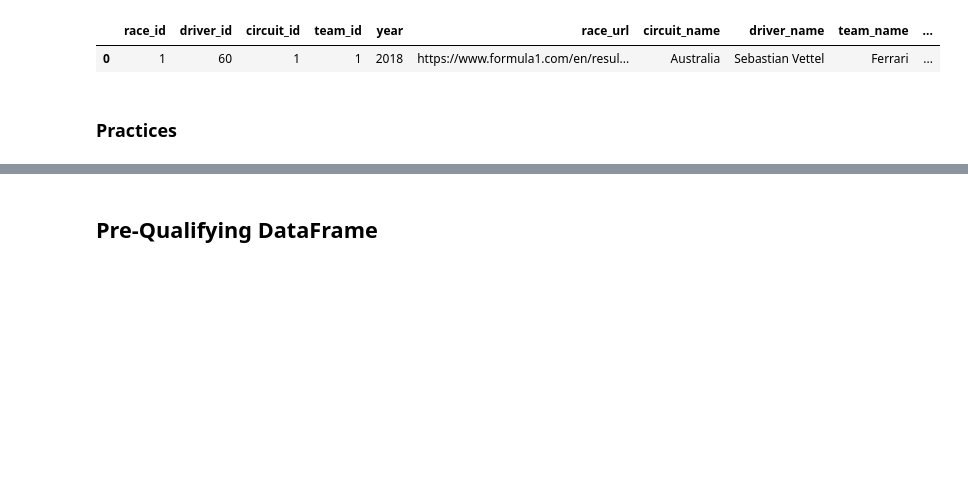
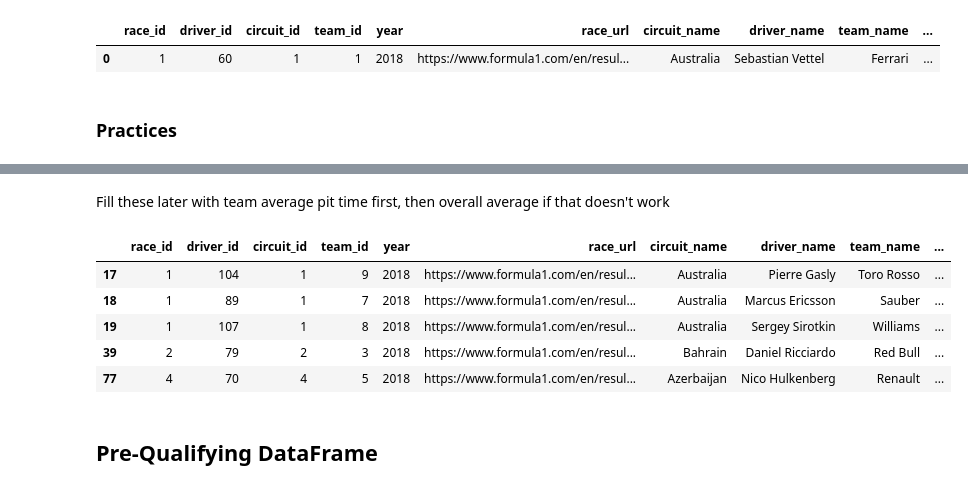
Before and after one commit to JackRWilson/Formula-1-Predictions-Project, a Jupyter notebook: notebooks/data_cleaning.ipynb, the cells around one changed output, grey strips where cells are left out. Cells and saved outputs as stored; diff of their text form; code cells hidden in the pictures; blank space fills up the shorter version.

```diff
--- a/notebooks/data_cleaning.ipynb
+++ b/notebooks/data_cleaning.ipynb
@@ -1912,0 +1944,10 @@ f1_data_m2[f1_data_m2['best_time_FP1'].isna()]
+# %%
+print(f'Shape before: {f1_data_m2.shape}')
+na = f1_data_m2.isna().sum().sum()
+
+f1_data_m3 = f1_data_m2.merge(pit_stops, on=['race_id', 'driver_id'], how='left')
+
+print(f'Shape after: {f1_data_m3.shape}')
+print(f'\nNA Before:\n{na}')
+print(f'\nNA After:\n{f1_data_m3.isna().sum().sum()}')
+display(f1_data_m3.head(1))
@@ -1913,3 +1965,14 @@ f1_data_m2[f1_data_m2['best_time_FP1'].isna()]
+# %% [markdown]
+Fill these later with team average pit time first, then overall average if that doesn't work
+# %%
+f1_data_m3[f1_data_m3['avg_pit_time_last_5'].isna()].head()
+# %% [output]
+|  | race_id | driver_id | circuit_id | team_id | year | race_url | circuit_name | driver_name | team_name | ... |
+| 17 | 1 | 104 | 1 | 9 | 2018 | https://www.formula1.com/en/resul... | Australia | Pierre Gasly | Toro Rosso | ... |
+| 18 | 1 | 89 | 1 | 7 | 2018 | https://www.formula1.com/en/resul... | Australia | Marcus Ericsson | Sauber | ... |
+| 19 | 1 | 107 | 1 | 8 | 2018 | https://www.formula1.com/en/resul... | Australia | Sergey Sirotkin | Williams | ... |
+| 39 | 2 | 79 | 2 | 3 | 2018 | https://www.formula1.com/en/resul... | Bahrain | Daniel Ricciardo | Red Bull | ... |
+| 77 | 4 | 70 | 4 | 5 | 2018 | https://www.formula1.com/en/resul... | Azerbaijan | Nico Hulkenberg | Renault | ... |
 # %% [markdown]
 ## Pre-Qualifying DataFrame
 # %%
```
Also changed, not shown: parts of 21 cells of this notebook, 4 other files.
